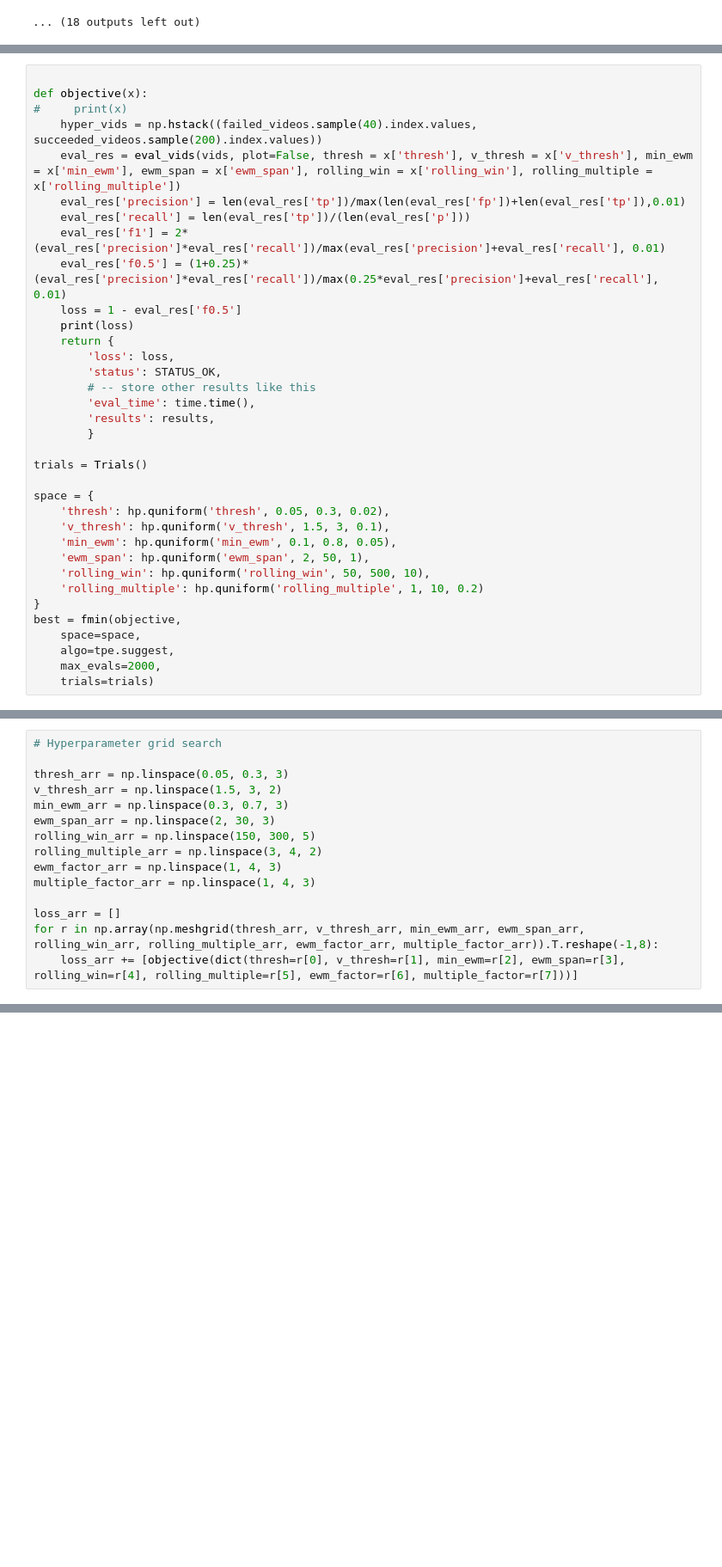
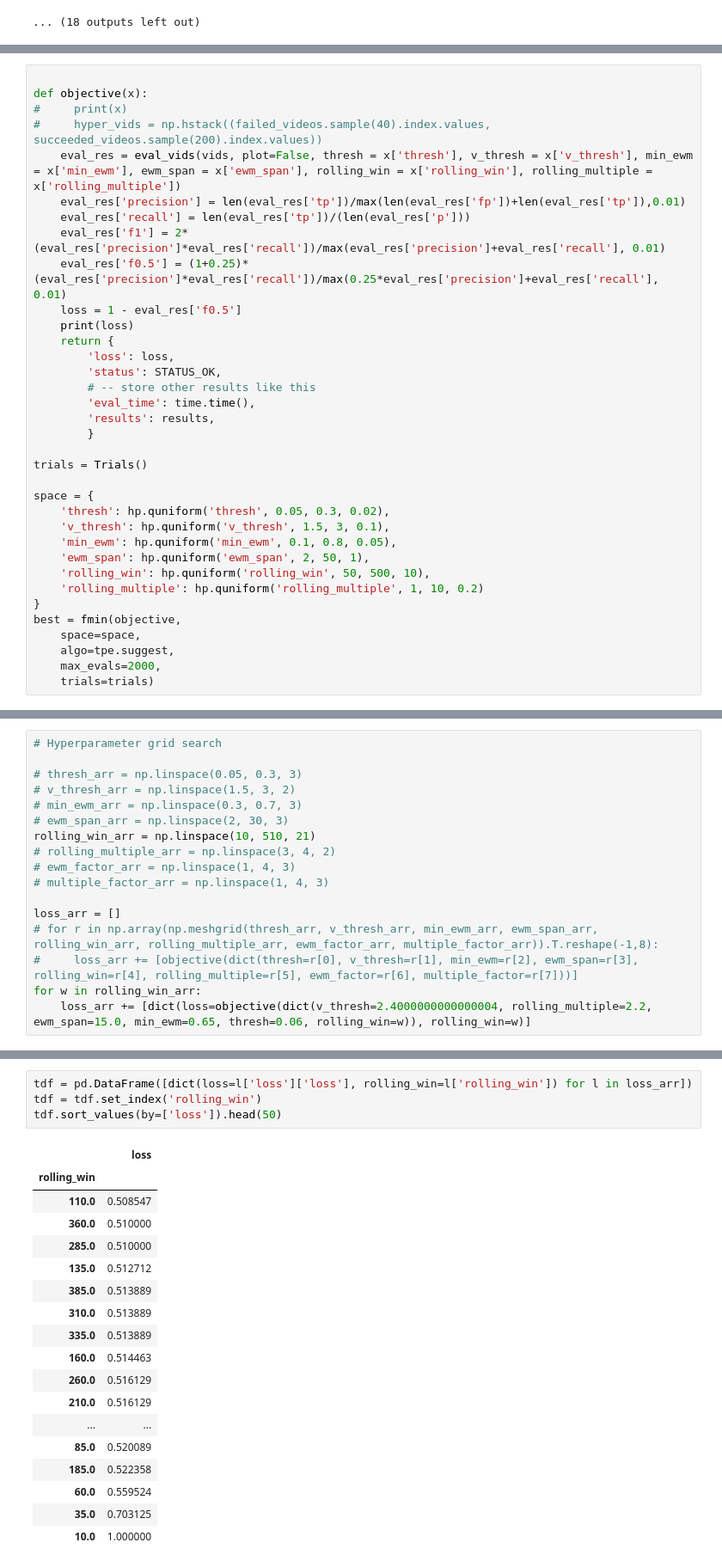
Before and after one commit to test-v1/notebooks-1, a Jupyter notebook: yolo/Prod Model Validation.ipynb, the cells around one changed output, grey strips where cells are left out. Shown at 86% size. Saved outputs shown, nothing was run; the diff lists cells and outputs as text; blank space fills up the shorter version.

```diff
--- a/yolo/Prod Model Validation.ipynb
+++ b/yolo/Prod Model Validation.ipynb
@@ -955,7 +954,7 @@ dtype: float64
 
 def objective(x):
 #     print(x)
-    hyper_vids = np.hstack((failed_videos.sample(40).index.values, succeeded_videos.sample(200).index.values))
+#     hyper_vids = np.hstack((failed_videos.sample(40).index.values, succeeded_videos.sample(200).index.values))
     eval_res = eval_vids(vids, plot=False, thresh = x['thresh'], v_thresh = x['v_thresh'], min_ewm = x['min_ewm'], ewm_span = x['ewm_span'], rolling_win = x['rolling_win'], rolling_multiple = x['rolling_multiple'])
     eval_res['precision'] = len(eval_res['tp'])/max(len(eval_res['fp'])+len(eval_res['tp']),0.01)
     eval_res['recall'] = len(eval_res['tp'])/(len(eval_res['p']))
@@ -1059,16 +1025,18 @@ tdf.sort_values(by=['loss']).head(50)
 # %%
 # Hyperparameter grid search
 
-thresh_arr = np.linspace(0.05, 0.3, 3)
-v_thresh_arr = np.linspace(1.5, 3, 2)
-min_ewm_arr = np.linspace(0.3, 0.7, 3)
-ewm_span_arr = np.linspace(2, 30, 3)
-rolling_win_arr = np.linspace(150, 300, 5)
-rolling_multiple_arr = np.linspace(3, 4, 2)
-ewm_factor_arr = np.linspace(1, 4, 3)
-multiple_factor_arr = np.linspace(1, 4, 3)
+# thresh_arr = np.linspace(0.05, 0.3, 3)
+# v_thresh_arr = np.linspace(1.5, 3, 2)
+# min_ewm_arr = np.linspace(0.3, 0.7, 3)
+# ewm_span_arr = np.linspace(2, 30, 3)
+rolling_win_arr = np.linspace(10, 510, 21)
+# rolling_multiple_arr = np.linspace(3, 4, 2)
+# ewm_factor_arr = np.linspace(1, 4, 3)
+# multiple_factor_arr = np.linspace(1, 4, 3)
 
 loss_arr = []
-for r in np.array(np.meshgrid(thresh_arr, v_thresh_arr, min_ewm_arr, ewm_span_arr, rolling_win_arr, rolling_multiple_arr, ewm_factor_arr, multiple_factor_arr)).T.reshape(-1,8):
-    loss_arr += [objective(dict(thresh=r[0], v_thresh=r[1], min_ewm=r[2], ewm_span=r[3], rolling_win=r[4], rolling_multiple=r[5], ewm_factor=r[6], multiple_factor=r[7]))]
+# for r in np.array(np.meshgrid(thresh_arr, v_thresh_arr, min_ewm_arr, ewm_span_arr, rolling_win_arr, rolling_multiple_arr, ewm_factor_arr, multiple_factor_arr)).T.reshape(-1,8):
+#     loss_arr += [objective(dict(thresh=r[0], v_thresh=r[1], min_ewm=r[2], ewm_span=r[3], rolling_win=r[4], rolling_multiple=r[5], ewm_factor=r[6], multiple_factor=r[7]))]
+for w in rolling_win_arr:
+    loss_arr += [dict(loss=objective(dict(v_thresh=2.4000000000000004, rolling_multiple=2.2, ewm_span=15.0, min_ewm=0.65, thresh=0.06, rolling_win=w)), rolling_win=w)]
 # %% [output]
@@ -1092,0 +1060,23 @@ KeyboardInterrupt:
+# %%
+tdf = pd.DataFrame([dict(loss=l['loss']['loss'], rolling_win=l['rolling_win']) for l in loss_arr])
+tdf = tdf.set_index('rolling_win')
+tdf.sort_values(by=['loss']).head(50)
+# %% [output]
+|  | loss |
+| rolling_win |  |
+| 110.0 | 0.508547 |
+| 360.0 | 0.510000 |
+| 285.0 | 0.510000 |
+| 135.0 | 0.512712 |
+| 385.0 | 0.513889 |
+| 310.0 | 0.513889 |
+| 335.0 | 0.513889 |
+| 160.0 | 0.514463 |
+| 260.0 | 0.516129 |
+| 210.0 | 0.516129 |
+| ... | ... |
+| 85.0 | 0.520089 |
+| 185.0 | 0.522358 |
+| 60.0 | 0.559524 |
+| 35.0 | 0.703125 |
+| 10.0 | 1.000000 |
```
Also changed, not shown: parts of 4 cells of this notebook.
